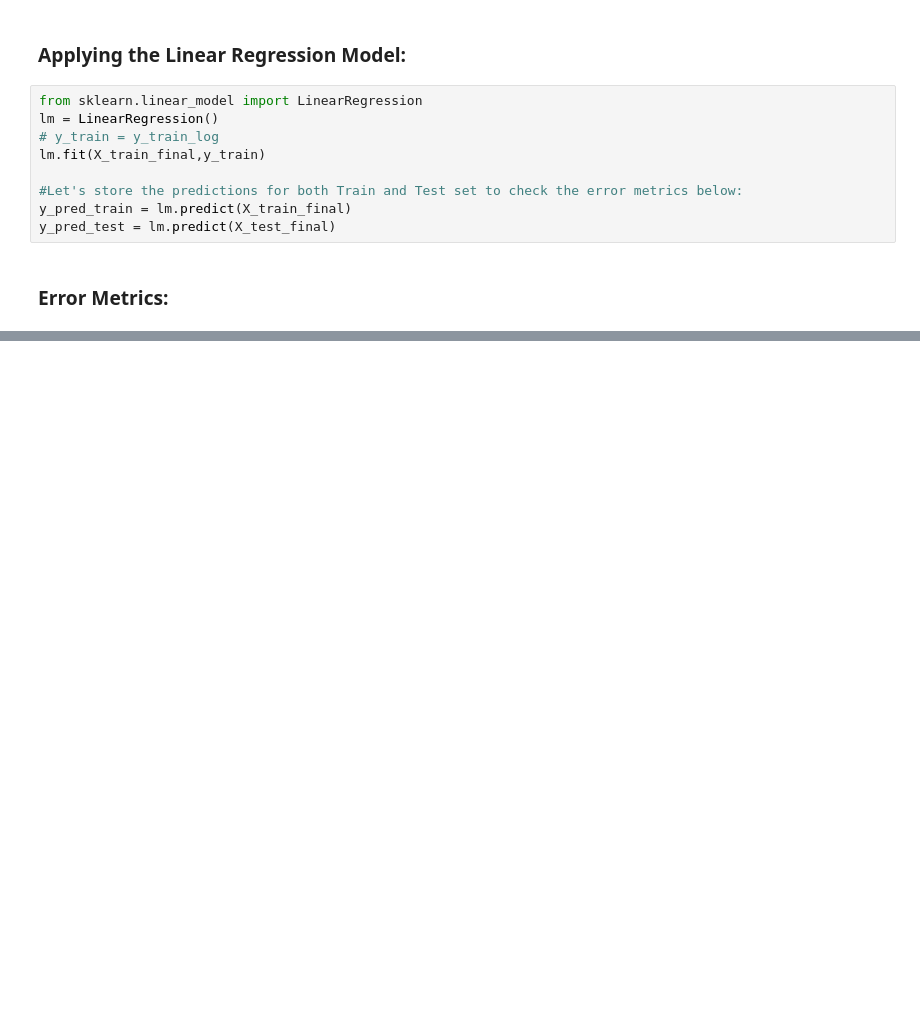
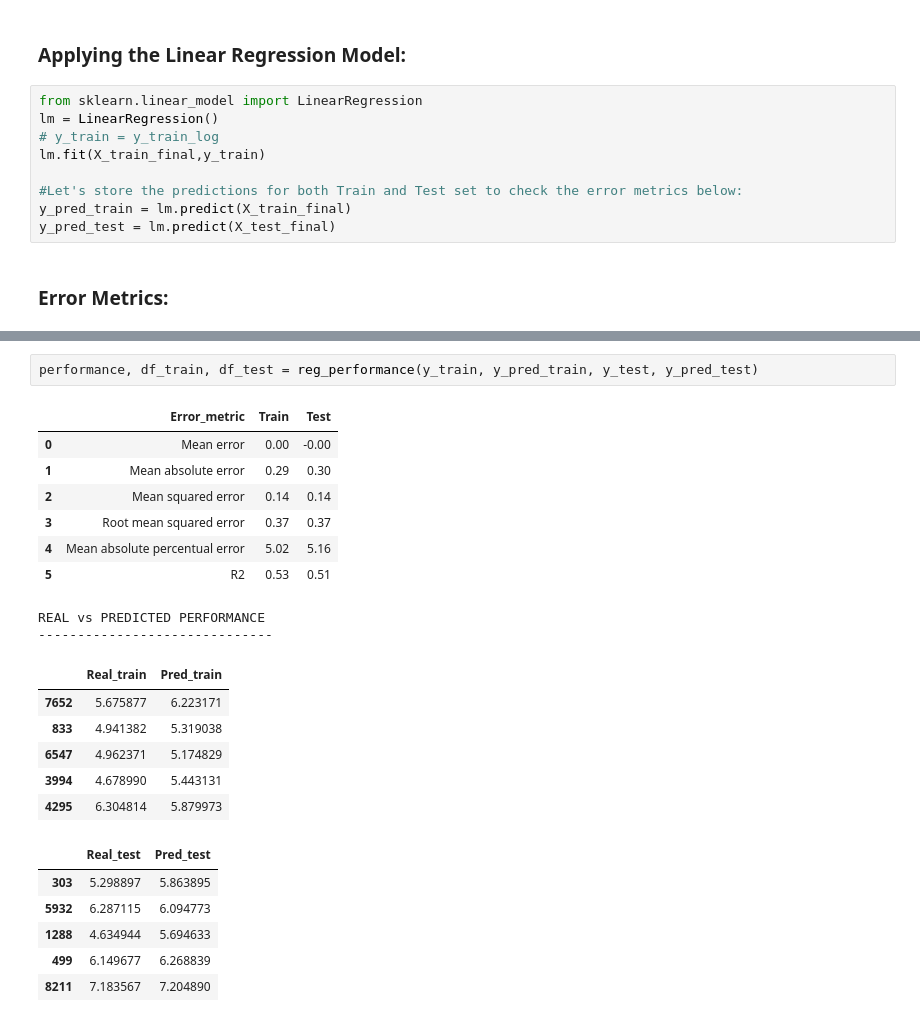
Before and after one commit to hectorfa17/lab-customer-analysis-round-7, a Jupyter notebook: Lab7-HectorFontenla.ipynb, the cells around one changed output, grey strips where cells are left out. Drawn from its saved outputs; the diff is of its cells as text; blank space fills up the shorter version.

```diff
--- a/Lab7-HectorFontenla.ipynb
+++ b/Lab7-HectorFontenla.ipynb
@@ -476,0 +431,24 @@ plt.show()
+# %%
+performance, df_train, df_test = reg_performance(y_train, y_pred_train, y_test, y_pred_test)
+# %% [output]
+|  | Error_metric | Train | Test |
+| 0 | Mean error | 0.00 | -0.00 |
+| 1 | Mean absolute error | 0.29 | 0.30 |
+| 2 | Mean squared error | 0.14 | 0.14 |
+| 3 | Root mean squared error | 0.37 | 0.37 |
+| 4 | Mean absolute percentual error | 5.02 | 5.16 |
+| 5 | R2 | 0.53 | 0.51 |
+REAL vs PREDICTED PERFORMANCE
+------------------------------
+|  | Real_train | Pred_train |
+| 7652 | 5.675877 | 6.223171 |
+| 833 | 4.941382 | 5.319038 |
+| 6547 | 4.962371 | 5.174829 |
+| 3994 | 4.678990 | 5.443131 |
+| 4295 | 6.304814 | 5.879973 |
+|  | Real_test | Pred_test |
+| 303 | 5.298897 | 5.863895 |
+| 5932 | 6.287115 | 6.094773 |
+| 1288 | 4.634944 | 5.694633 |
+| 499 | 6.149677 | 6.268839 |
+| 8211 | 7.183567 | 7.204890 |
```
Also changed, not shown: parts of 13 cells of this notebook.
